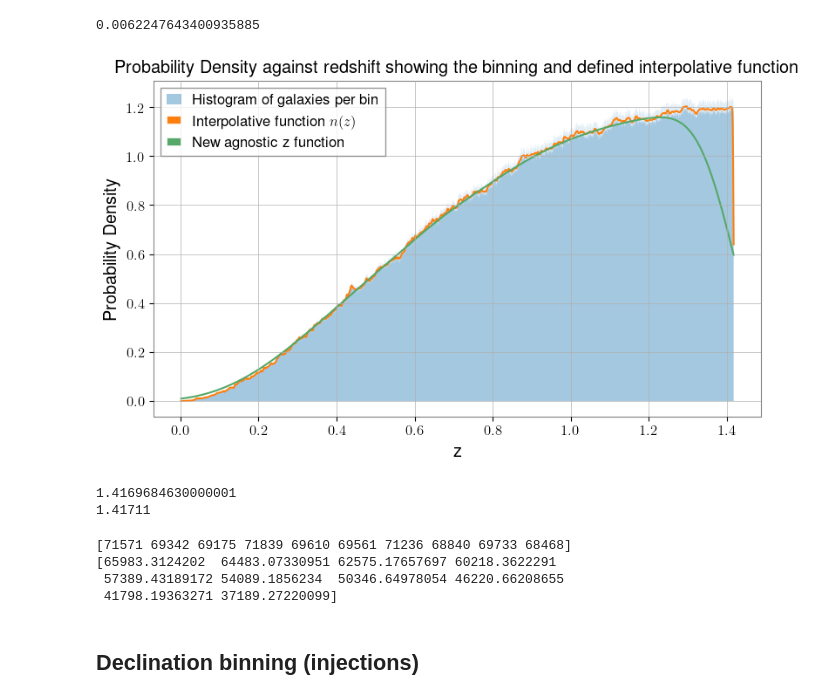
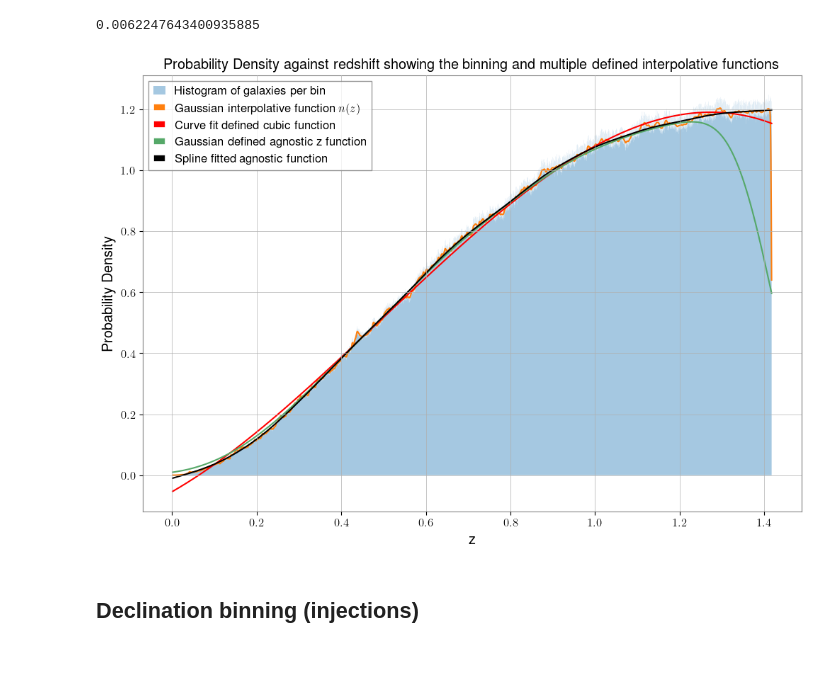
Before and after one commit to AStevens33/Cosmology-Masters-Project-, a Jupyter notebook: virtualenv.ipynb, the cells around one changed output. Cells and saved outputs as stored; diff of their text form; code cells hidden in the pictures; blank space fills up the shorter version.

Commit message:
Started looking into how to apply interpolatable functions to bands of declination, but this is ongoing. Updated graph to included spline fitting and cubic function

```diff
--- a/virtualenv.ipynb
+++ b/virtualenv.ipynb
@@ -195,53 +168,57 @@ acentres, anz = smoothed_nz_agnostic(micez, micez.min(), micez.max(),
 # %%
 # histogram as a density, so it integrates to 1 like nz
 hist_density = counts / (counts.sum() * bin_width)
 
+def cubicfunction(x, a, b, c, d):
+    return a*x**3 + b*x**2 + c*x + d
+
+cubiclinspace = np.linspace(micez.min(), micez.max(), 100)
+
+popt, pcov = scipy.optimize.curve_fit(cubicfunction, centres_h, hist_density)
 
 #Also attempting cubic interpolator
 
-import scipy.interpolate
-import scipy.optimize
+##import scipy.interpolate
+#import scipy.optimize
 
-xlinspace = (micez.min(),micez.max(), 5000)
+#xlinspace = (micez.min(),micez.max(), 5000)
 
 
-cubicfunc = scipy.interpolate.CubicSpline(centres_h,hist_density)
+#cubicfunc = scipy.interpolate.CubicSpline(centres_h,hist_density)
 
 #popt, pcov = scipy.optimize.curve_fit(cubicfunc, xlinspace, hist_density)
 
 
 # histogram as a density, so it integrates to 1 like nz
+
+# weights: histogram noise is Poisson, so sigma ∝ sqrt(counts); avoid zero-count bins
+#sigmaspline = np.sqrt(np.maximum(counts, 1)) / (counts.sum() * bin_width)
+spl = make_smoothing_spline(centres_h, hist_density, lam=1e-2)
+
+# or fix it: make_smoothing_spline(centres_h, hist_density, w=..., lam=1e-6)
+
+#nz_spline = spl(centres_h)
+#gaussz = spl(events['z'][detected])
+
+
 hist_density = counts / (counts.sum() * bin_width)
 
 
 
 centres, nz = smoothed_nz_hist(micez, micez.min(), micez.max(),
                                n_bins=n_bins, sigma0=0.0007)
 
-fig, ax = plt.subplots(figsize=(9, 5))
+fig, ax = plt.subplots(figsize=(12, 8))
 ax.fill_between(centres_h, hist_density, step="mid", alpha=0.4, label="Histogram of galaxies per bin")
-ax.plot(centres, nz, lw=1.5, color="C1", label="Interpolative function $n(z)$")
-ax.plot(acentres, anz, lw =1.5, color ='g', label = 'New agnostic z function')
+ax.plot(centres, nz, lw=1.5, color="C1", label="Gaussian interpolative function $n(z)$")
+ax.plot(centres_h, cubicfunction(centres_h, *popt), color = 'red', label = 'Curve fit defined cubic function')
+ax.plot(acentres, anz, lw =1.5, color ='g', label = 'Gaussian defined agnostic z function')
+ax.plot(centres_h, spl(centres_h), lw=1.5, color = 'black', label = 'Spline fitted agnostic function')
 #ax.plot(xlinspace, cubicfunc(xlinspace, popt))
-ax.set_title('Probability Density against redshift showing the binning and defined interpolative function')
+ax.set_title('Probability Density against redshift showing the binning and multiple defined interpolative functions')
 ax.set_xlabel("z")
 ax.set_ylabel("Probability Density")
 ax.legend()
 plt.show()
 # %% [output]
-[figure, old version]
+[figure, new version]
-# %%
-
-print(np.max(centres_h))
-print(np.max(micez))
-# %% [output]
-1.4169684630000001
-1.41711
-# %%
-print(counts[-10:])                  # last bins of the raw histogram
-print(nz[-10:] * counts.sum() * bin_width)
-# %% [output]
-[71571 69342 69175 71839 69610 69561 71236 68840 69733 68468]
-[65983.3124202  64483.07330951 62575.17657697 60218.3622291
- 57389.43189172 54089.1856234  50346.64978054 46220.66208655
- 41798.19363271 37189.27220099]
```
Also changed, not shown: parts of 14 cells of this notebook, 1 other file.
